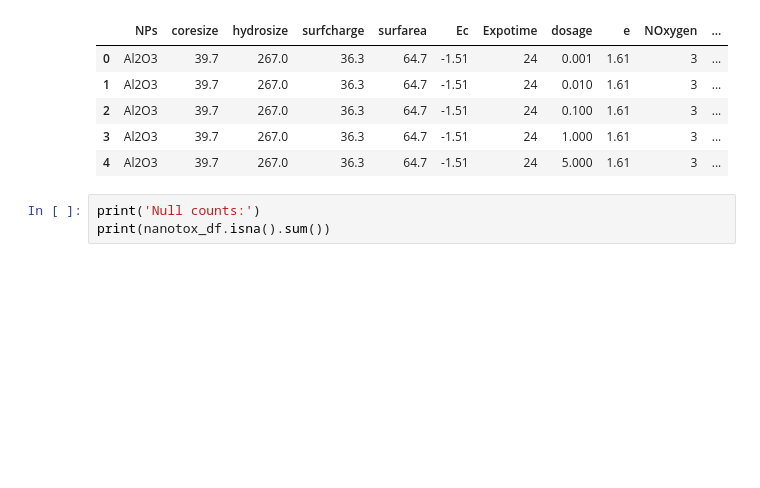
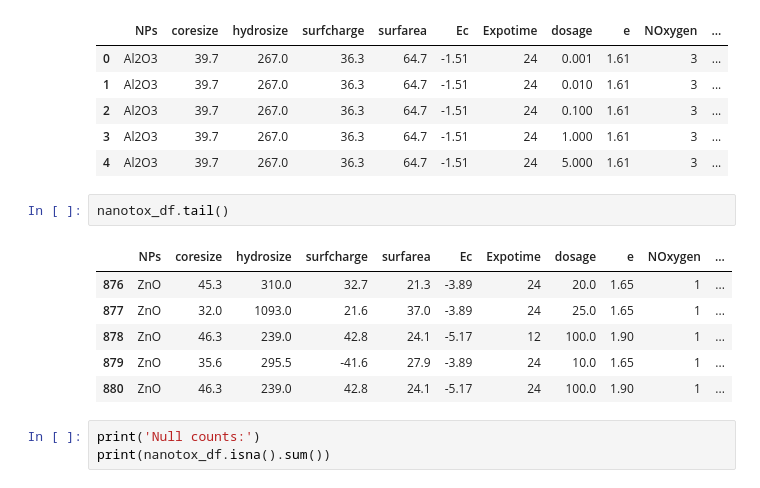
Before and after one commit to gabeLin300/Nanoparticle-Toxicity-Classification, a Jupyter notebook: toxicity_classification.ipynb, the cells around one changed output. Saved outputs shown, nothing was run; the diff lists cells and outputs as text; blank space fills up the shorter version.

```diff
--- a/toxicity_classification.ipynb
+++ b/toxicity_classification.ipynb
@@ -13,6 +13,15 @@ nanotox_df.head()
 | 2 | Al2O3 | 39.7 | 267.0 | 36.3 | 64.7 | -1.51 | 24 | 0.100 | 1.61 | 3 | ... |
 | 3 | Al2O3 | 39.7 | 267.0 | 36.3 | 64.7 | -1.51 | 24 | 1.000 | 1.61 | 3 | ... |
 | 4 | Al2O3 | 39.7 | 267.0 | 36.3 | 64.7 | -1.51 | 24 | 5.000 | 1.61 | 3 | ... |
+# %%
+nanotox_df.tail()
+# %% [output]
+|  | NPs | coresize | hydrosize | surfcharge | surfarea | Ec | Expotime | dosage | e | NOxygen | ... |
+| 876 | ZnO | 45.3 | 310.0 | 32.7 | 21.3 | -3.89 | 24 | 20.0 | 1.65 | 1 | ... |
+| 877 | ZnO | 32.0 | 1093.0 | 21.6 | 37.0 | -3.89 | 24 | 25.0 | 1.65 | 1 | ... |
+| 878 | ZnO | 46.3 | 239.0 | 42.8 | 24.1 | -5.17 | 12 | 100.0 | 1.90 | 1 | ... |
+| 879 | ZnO | 35.6 | 295.5 | -41.6 | 27.9 | -3.89 | 24 | 10.0 | 1.65 | 1 | ... |
+| 880 | ZnO | 46.3 | 239.0 | 42.8 | 24.1 | -5.17 | 24 | 100.0 | 1.90 | 1 | ... |
 # %%
 print('Null counts:')
 print(nanotox_df.isna().sum())
```
Also changed, not shown: parts of 13 cells of this notebook.
